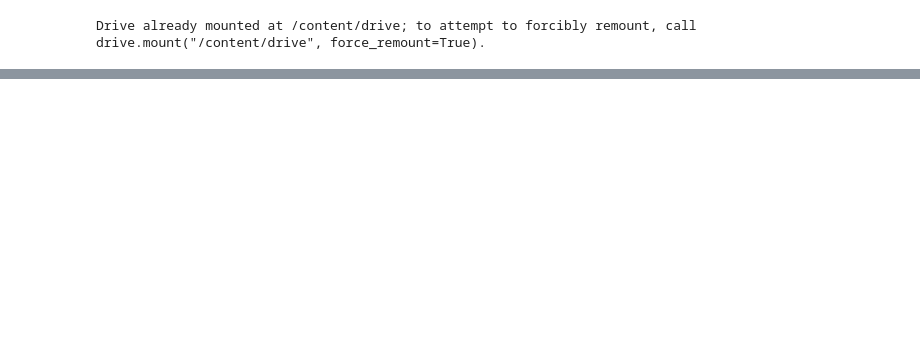
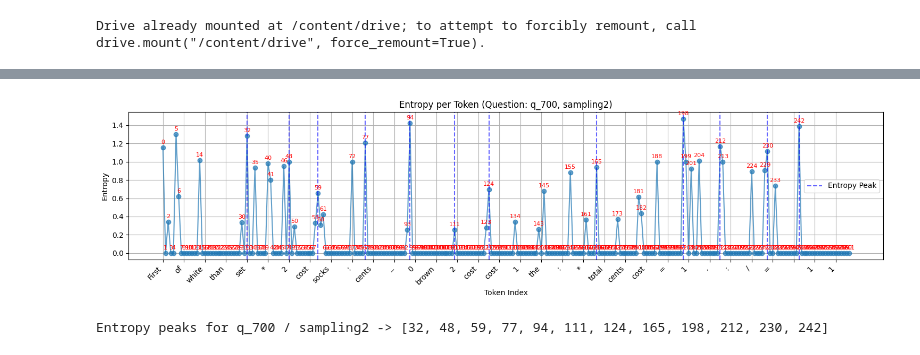
Before and after one commit to Tingting-Olivia-Du/Cluster, a Jupyter notebook: scripts/show_results.ipynb, the cells around one changed output, grey strips where cells are left out. Cells and saved outputs as stored; diff of their text form; code cells hidden in the pictures; blank space fills up the shorter version.

```diff
--- a/scripts/show_results.ipynb
+++ b/scripts/show_results.ipynb
@@ -10,3 +5,0 @@ file_path = "/content/drive/MyDrive/Cluster-proj/output/DeepSeek-7B-sample71-80_
-# %%
-with open(file_path, 'r') as f:
-    data = json.load(f)
@@ -79,0 +6,15 @@ plot_all_steps(data, example_id, mode="sampling")  # 或 mode="beam"/"sampling"
+# %%
+
+import json
+# ✅ 只改这两个参数
+start_index = 700
+end_index = 731
+range_tag = f"{start_index}-{end_index}"
+
+# ✅ 自动拼接路径
+BASE_PATH = "/content/drive/MyDrive/Cluster-proj"
+INPUT_PATH = f"{BASE_PATH}/dataset/openai-gsm8k/train.jsonl"
+LOGITS_PATH = f"{BASE_PATH}/output/llm_steps/whole_logits/deepseek7b-gsm-{range_tag}.json"
+# %%
+with open(LOGITS_PATH, 'r') as f:
+    logits_data = json.load(f)
@@ -79,0 +74,61 @@ plot_all_steps(data, example_id, mode="sampling")  # 或 mode="beam"/"sampling"
+# %%
+import matplotlib.pyplot as plt
+import json
+
+# ✅ 函数：寻找 entropy 峰值
+def find_entropy_peaks(entropies, window_size=1):
+    peaks = []
+    for i in range(window_size, len(entropies) - window_size):
+        center = entropies[i]
+        is_peak = all(center > entropies[i - w] and center > entropies[i + w] for w in range(1, window_size + 1))
+        if is_peak:
+            peaks.append(i)
+    return peaks
+
+# ✅ 选择要可视化的 question ID 和 sampling
+q_id = "q_700"
+sampling_id = "sampling2"  # 改成你想要的 sampling0 / sampling1 / sampling2
+window_size = 10  # 调节窗口宽度
+
+
+# ✅ 提取 token_probs
+token_probs = logits_data[q_id][sampling_id]["token_probs"]
+entropies = [entry["topk_info"]["entropy"] for entry in token_probs]
+tokens = [entry["token"] for entry in token_probs]
+
+# ✅ 检测峰值 index
+peak_indices = find_entropy_peaks(entropies, window_size=window_size)
+
+# ✅ 绘制曲线图
+plt.figure(figsize=(15, 4))
+plt.plot(range(len(entropies)), entropies, marker='o', linestyle='-', alpha=0.7)
+plt.xlabel("Token Index")
+plt.ylabel("Entropy")
+plt.title(f"Entropy per Token (Question: {q_id}, {sampling_id})")
+plt.grid(True)
+
+# ✅ 横坐标标注（避免过密）
+skip = max(len(tokens) // 30, 1)
+xticks = range(0, len(tokens), skip)
+plt.xticks(xticks, [tokens[i] for i in xticks], rotation=45, ha='right')
+
+# ✅ 标注 token index
+for idx, entropy in enumerate(entropies):
+    plt.annotate(str(idx), (idx, entropy), textcoords="offset points", xytext=(0, 5), ha='center', fontsize=8, color='red')
+
+# ✅ 用竖直虚线标记 entropy 峰值
+for peak_idx in peak_indices:
+    plt.axvline(x=peak_idx, color='blue', linestyle='--', alpha=0.6, label='Entropy Peak' if peak_idx == peak_indices[0] else "")
+
+# ✅ 避免重复图例
+if peak_indices:
+    plt.legend()
+
+plt.tight_layout()
+plt.show()
+
+# ✅ 可视化完毕后，如果想查看峰值的 index
+print(f"Entropy peaks for {q_id} / {sampling_id} -> {peak_indices}")
+# %% [output]
+[figure, added]
+Entropy peaks for q_700 / sampling2 -> [32, 48, 59, 77, 94, 111, 124, 165, 198, 212, 230, 242]
```
Also changed, not shown: parts of 86 cells of this notebook, 8 other files.
